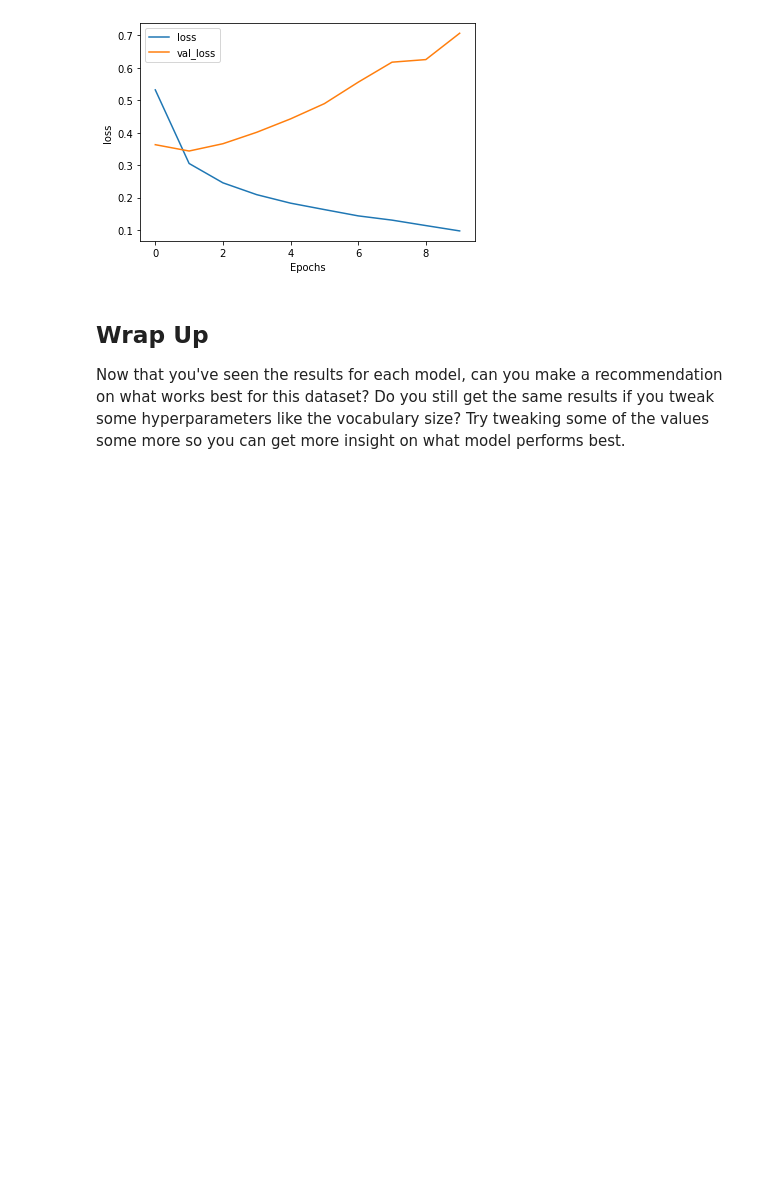
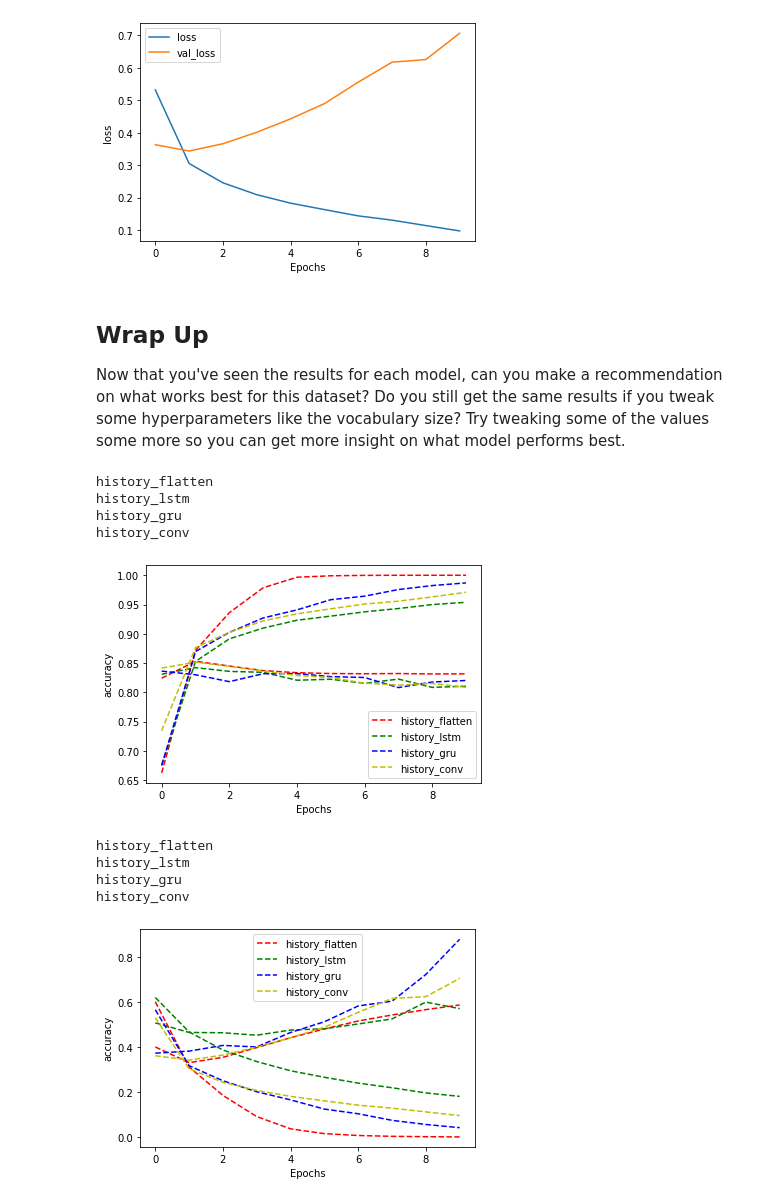
Before and after one commit to alessandrobruni/tensorflow_text, a Jupyter notebook: C3_W3_Lab_4_imdb_reviews_with_GRU_LSTM_Conv1D.ipynb, the cells around one changed output. Saved outputs shown, nothing was run; the diff lists cells and outputs as text; code cells hidden in the pictures; blank space fills up the shorter version.

```diff
--- a/C3_W3_Lab_4_imdb_reviews_with_GRU_LSTM_Conv1D.ipynb
+++ b/C3_W3_Lab_4_imdb_reviews_with_GRU_LSTM_Conv1D.ipynb
@@ -407,3 +407,49 @@ plot_graphs(history_conv, 'loss')
 ## Wrap Up
 
 Now that you've seen the results for each model, can you make a recommendation on what works best for this dataset? Do you still get the same results if you tweak some hyperparameters like the vocabulary size? Try tweaking some of the values some more so you can get more insight on what model performs best.
+# %%
+import matplotlib.pyplot as plt
+# Plot Utility
+hystories = [history_flatten, history_lstm, history_gru, history_conv]
+labels = ["history_flatten","history_lstm", "history_gru", "history_conv"]
+colors =["r--","g--","b--","y--"]
+pl_model = [hystories,colors,labels]
+s=["accuracy","loss"]
+
+for j in  range(4) :
+  hystory_j = pl_model[0][j]
+  color_j = pl_model[1][j]
+  label_j = pl_model[2][j]
+  plt.plot(hystory_j.history["accuracy"],color_j, label = label_j)
+  plt.plot(hystory_j.history["val_accuracy"],color_j )
+  #plt.plot(h.history[s[1]],)
+  #plt.plot(h.history['val_'+s[1]])
+  plt.xlabel("Epochs")
+  plt.ylabel(s[0])
+  print(label_j)
+  plt.legend()
+plt.show()
+for j in  range(4) :
+  hystory_j = pl_model[0][j]
+  color_j = pl_model[1][j]
+  label_j = pl_model[2][j]
+  plt.plot(hystory_j.history["loss"],color_j, label = label_j)
+  plt.plot(hystory_j.history["val_loss"],color_j )
+  #plt.plot(h.history[s[1]],)
+  #plt.plot(h.history['val_'+s[1]])
+  plt.xlabel("Epochs")
+  plt.ylabel(s[0])
+  print(label_j)
+  plt.legend()
+plt.show()
+# %% [output]
+history_flatten
+history_lstm
+history_gru
+history_conv
+[figure, added]
+history_flatten
+history_lstm
+history_gru
+history_conv
+[figure, added]
```
